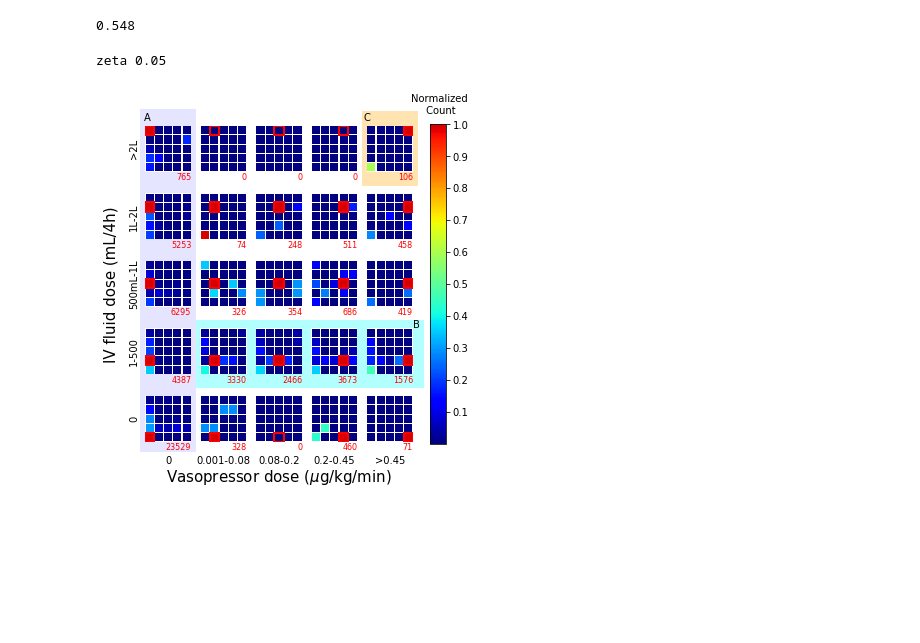
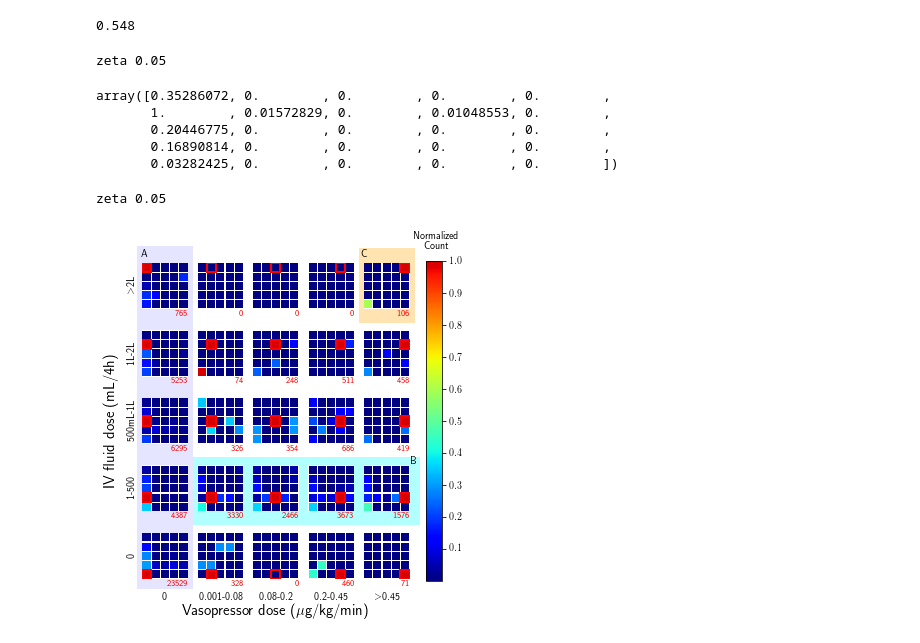
Before and after one commit to MLD3/RL-Set-Valued-Policy, a Jupyter notebook: mimic-sepsis/mimic_sepsis_rl/2_learn/2-5_eval_SVP_plots-main.ipynb, the cells around one changed output. Drawn from its saved outputs; the diff is of its cells as text; code cells hidden in the pictures; blank space fills up the shorter version.

Commit message:
update figures for camera-ready (mimic-sepsis)

```diff
--- a/mimic-sepsis/mimic_sepsis_rl/2_learn/2-5_eval_SVP_plots-main.ipynb
+++ b/mimic-sepsis/mimic_sepsis_rl/2_learn/2-5_eval_SVP_plots-main.ipynb
@@ -105,6 +108,55 @@ np.mean([len(acts) for _, acts in πs_dict[0.05].items()])
 np.mean([len(acts) > 1 for _, acts in πs_dict[0.05].items()])
 # %% [output]
 0.548
+# %%
+for zeta in [
+#     0.01,
+#     0.02, 0.03, 0.04,
+    0.05,
+#     0.06, 0.07, 0.08, 0.09,
+#     0.10,
+]:
+    print('zeta', zeta)
+    π = πs_dict[zeta]
+    Q = Qs[zeta]
+    π_tmp = np.nanargmax(Q, axis=1)
+#     fig, axes = plt.subplots(5,5, figsize=(6,6), sharex=True, sharey=True)
+#     for a in range(nA):
+    a = 5
+    row, col = a // 5, a % 5
+    vaso, iv = col, row
+#     ax = axes[4-row, col]
+
+    cooccur = np.zeros(nA)
+#         num = 0
+#         for s, pi_s in π.items(): # consider all states
+    for s in states_te: # consider states in the test set
+        pi_s = π[s]
+        pi_s = sorted(pi_s)
+        if a == π_tmp[s]:
+#             if a == π_star[s]:
+#             if a == np.nanargmax(Q[s]):
+#                 num += 1
+#             if a in pi_s:
+            for i, ai in enumerate(pi_s):
+                cooccur[ai] += 1
+
+    # Normalize by the max count
+    num = cooccur.astype(int).max()
+    cooccur = cooccur / num
+    cooccur[np.isnan(cooccur)] = 0
+#         if zeta == 0.025 or True:
+#         cooccur = cooccur * (cooccur >= 0.6)
+# %% [output]
+zeta 0.05
+# %%
+cooccur
+# %% [output]
+array([0.35286072, 0.        , 0.        , 0.        , 0.        ,
+       1.        , 0.01572829, 0.        , 0.01048553, 0.        ,
+       0.20446775, 0.        , 0.        , 0.        , 0.        ,
+       0.16890814, 0.        , 0.        , 0.        , 0.        ,
+       0.03282425, 0.        , 0.        , 0.        , 0.        ])
 # %%
 import matplotlib
 # %%
@@ -186,8 +238,8 @@ for zeta in [
     plt.ylabel("IV fluid dose (mL/4h)", fontsize=15)
 #     plt.title('$\zeta={}$'.format(zeta))
 
-    xranges = ['0', '0.001-0.08', '0.08-0.2', '0.2-0.45', '>0.45']
-    yranges = ['0', '1-500', '500mL-1L', '1L-2L', '>2L']
+    xranges = ['0', '0.001-0.08', '0.08-0.2', '0.2-0.45', '$>$0.45']
+    yranges = ['0', '1-500', '500mL-1L', '1L-2L', '$>$2L']
 
     for pos, text in enumerate(xranges):
         plt.text(pos*6/29+2.5/29, -0.04, text, fontsize=10, ha='center', va='center')
@@ -204,31 +256,31 @@ for zeta in [
     ax0.add_patch(patches.Rectangle((0.19, 0.18), 0.85, 0.21, facecolor='cyan', alpha=0.3, clip_on=False))
     plt.text(0.83, 1.01, 'C', fontsize=10, ha='center', va='center')
     ax0.add_patch(patches.Rectangle((0.81, 0.8), 0.21, 0.23, facecolor='orange', alpha=0.3, clip_on=False))
     plt.xlim(0,1)
     plt.ylim(0,1)
     ########
 
     cbar = fig.colorbar(ax.get_children()[0], ax=fig.get_axes(), shrink=0.98,
                         ticks=[0.1, 0.2, 0.3, 0.4, 0.5, 0.6, 0.7, 0.8, 0.9, 1])
 #     cbar.ax.set_yticklabels(['0.6', '0.7', '0.8', '0.9', '1'])
 #     plt.text(1.2, 0.4, '< 0.6', fontsize=10, ha='center', va='center')
 
     plt.text(1.1, 1.05, 'Normalized\n Count', fontsize=10, ha='center', va='center')
 
 #     cbar.ax.yaxis.get_major_ticks()[0].set_visible(False)
 #     cbar.ax.yaxis.majorTicks[0].tick1line.set_markersize(0)
 #     fig.add_subplot(111, frameon=False)
 #     plt.tick_params(labelcolor='none', top=False, bottom=False, left=False, right=False)
 #     cmap_ = ax.get_children()[0].cmap
 #     vmax, vmin = 1, 0.8
 #     colors = plt.get_cmap('viridis')(np.linspace(1.-(vmax-vmin)/float(vmax), 1, cmap_.N))
 #     color_map = matplotlib.colors.LinearSegmentedColormap.from_list('cut_viridis', colors)
 #     cax, _  = matplotlib.colorbar.make_axes(plt.gca())
 #     norm = matplotlib.colors.Normalize(vmin=vmin, vmax =vmax)
 #     cbar = matplotlib.colorbar.ColorbarBase(cax, cmap=color_map, norm=norm,)
 
     plt.savefig('fig/mimic-action_zeta={}.pdf'.format(zeta), bbox_inches='tight')
     plt.show()
 # %% [output]
 zeta 0.05
-[figure, old version]
+[figure, new version]
```
Also changed, not shown: parts of 1 cell of this notebook, 1 other file.
